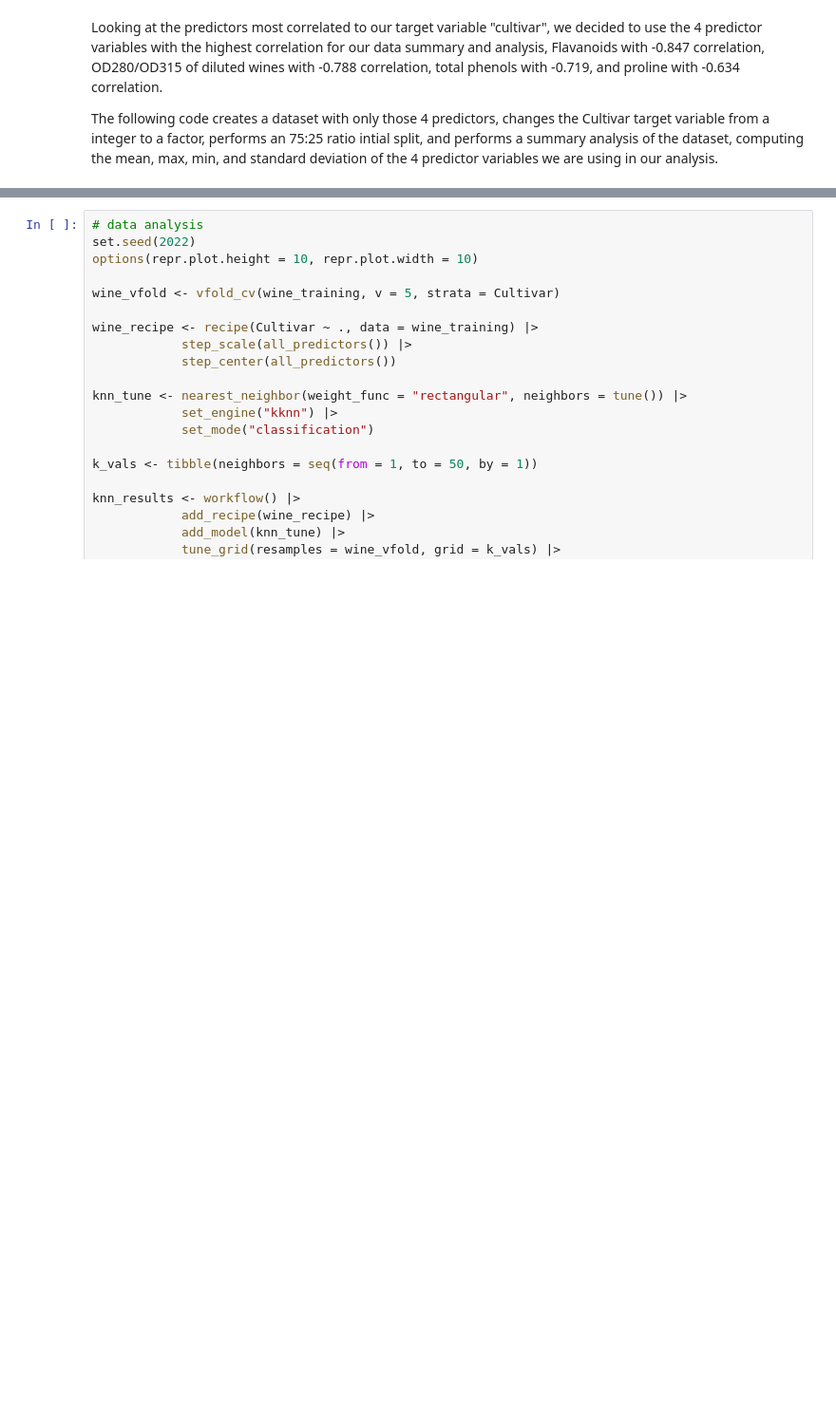
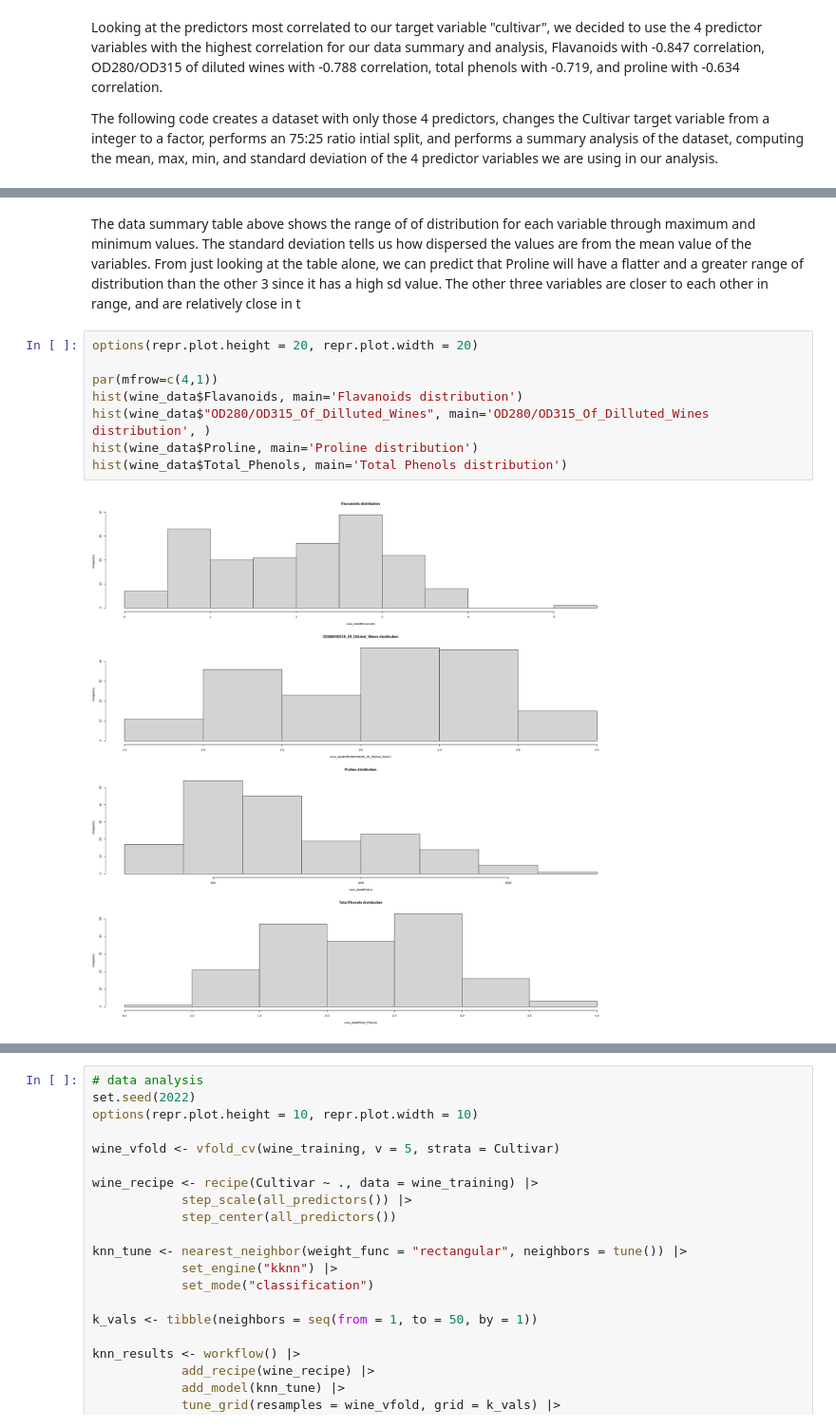
Before and after one commit to bkaanylmz/dsci-100-2022w1-group-95, a Jupyter notebook: WINE.ipynb, the cells around one changed output, grey strips where cells are left out. Shown at 95% size. Drawn from its saved outputs; the diff is of its cells as text; blank space fills up the shorter version.

Commit message:
summary data plot

```diff
--- a/WINE.ipynb
+++ b/WINE.ipynb
@@ -148,0 +150,12 @@ A tibble: 4 × 5
+# %% [markdown]
+The data summary table above shows the range of of distribution for each variable through maximum and minimum values. The standard deviation tells us how dispersed the values are from the mean value of the variables. From just looking at the table alone, we can predict that Proline will have a flatter and a greater range of distribution than the other 3 since it has a high sd value. The other three variables are closer to each other in range, and are relatively close in t
+# %%
+options(repr.plot.height = 20, repr.plot.width = 20)
+
+par(mfrow=c(4,1))
+hist(wine_data$Flavanoids, main='Flavanoids distribution')
+hist(wine_data$"OD280/OD315_Of_Dilluted_Wines", main='OD280/OD315_Of_Dilluted_Wines distribution', )
+hist(wine_data$Proline, main='Proline distribution')
+hist(wine_data$Total_Phenols, main='Total Phenols distribution')
+# %% [output]
+[figure, added]
```
Also changed, not shown: parts of 5 cells of this notebook.
